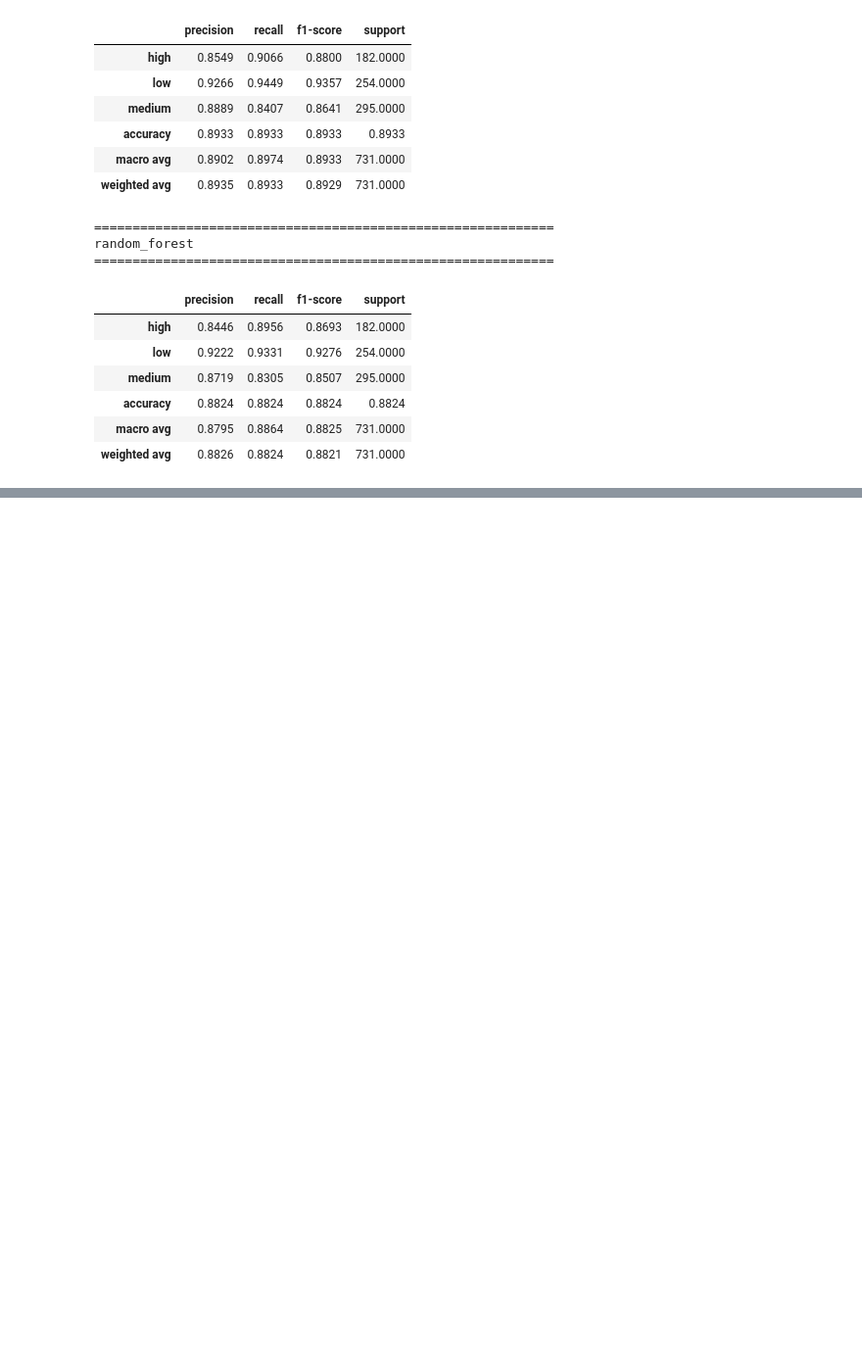
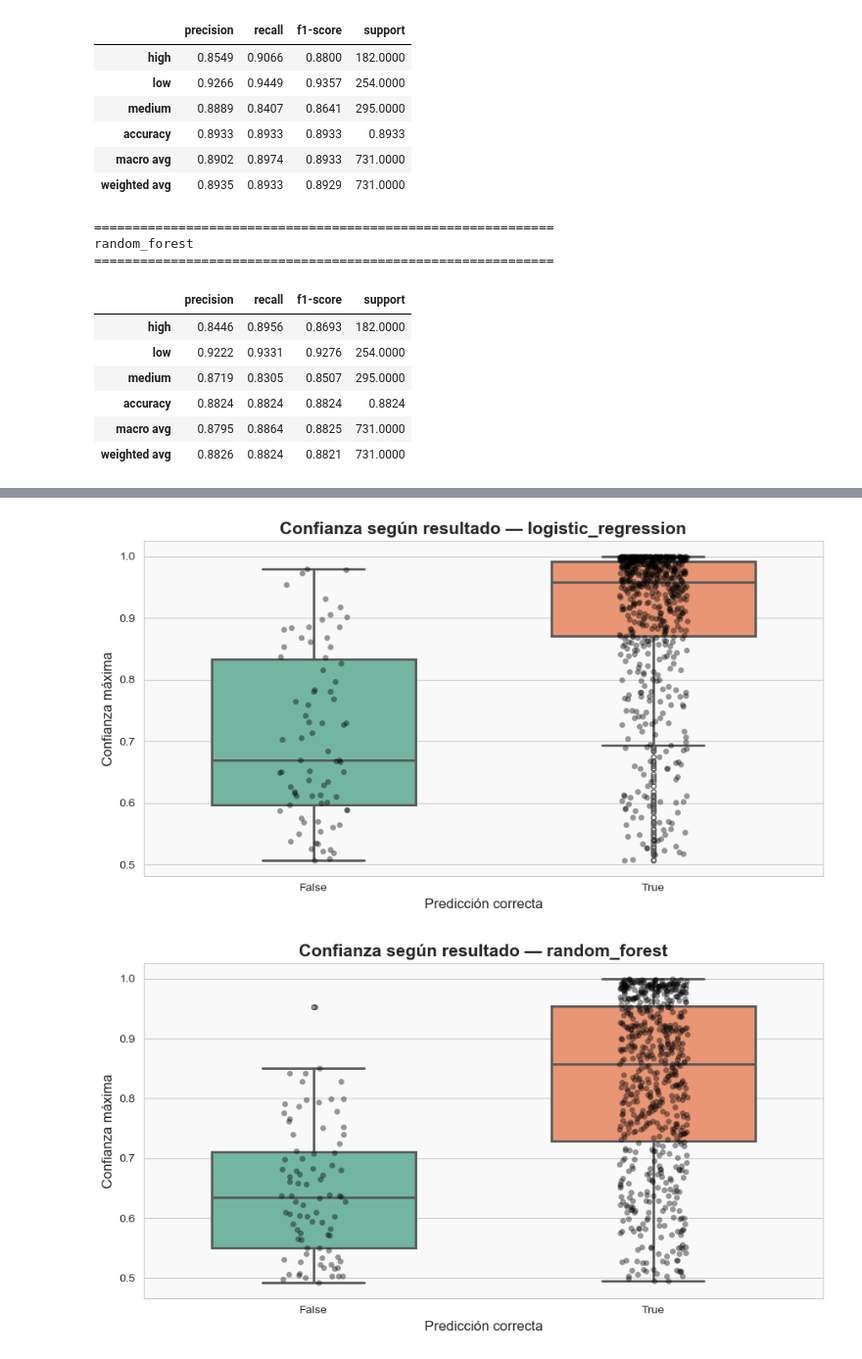
Before and after one commit to KouDionicio/9A-IDGS-ECBD-VitalMind-, a Jupyter notebook: ml-service/app/notebooks/02_risk_model_comparison.ipynb, the cells around one changed output, grey strips where cells are left out. Shown at 98% size. Saved outputs shown, nothing was run; the diff lists cells and outputs as text; code cells hidden in the pictures; blank space fills up the shorter version.

```diff
--- a/ml-service/app/notebooks/02_risk_model_comparison.ipynb
+++ b/ml-service/app/notebooks/02_risk_model_comparison.ipynb
@@ -419,0 +820,46 @@ random_forest
+# %%
+import matplotlib.pyplot as plt
+import seaborn as sns
+
+sns.set_style("whitegrid")
+sns.set_palette("muted")
+
+for model_name in predictions_df["model"].unique():
+    model_predictions = predictions_df[predictions_df["model"] == model_name]
+
+    plt.figure(figsize=(9,5))
+
+    # Boxplot estilizado
+    sns.boxplot(
+        data=model_predictions,
+        x="is_correct",
+        y="prediction_confidence",
+        palette="Set2",
+        width=0.6,
+        linewidth=2,
+        fliersize=4
+    )
+
+    # Overlay con puntos individuales (para ver dispersión real)
+    sns.stripplot(
+        data=model_predictions,
+        x="is_correct",
+        y="prediction_confidence",
+        color="black",
+        alpha=0.4,
+        jitter=True
+    )
+
+    # Títulos y etiquetas llamativas
+    plt.title(f"Confianza según resultado — {model_name}", fontsize=15, fontweight="bold")
+    plt.xlabel("Predicción correcta", fontsize=12)
+    plt.ylabel("Confianza máxima", fontsize=12)
+
+    # Fondo claro
+    plt.gca().set_facecolor("#f9f9f9")
+
+    plt.tight_layout()
+    plt.show()
+# %% [output]
+[figure, added]
+[figure, added]
```
Also changed, not shown: parts of 32 cells of this notebook.
